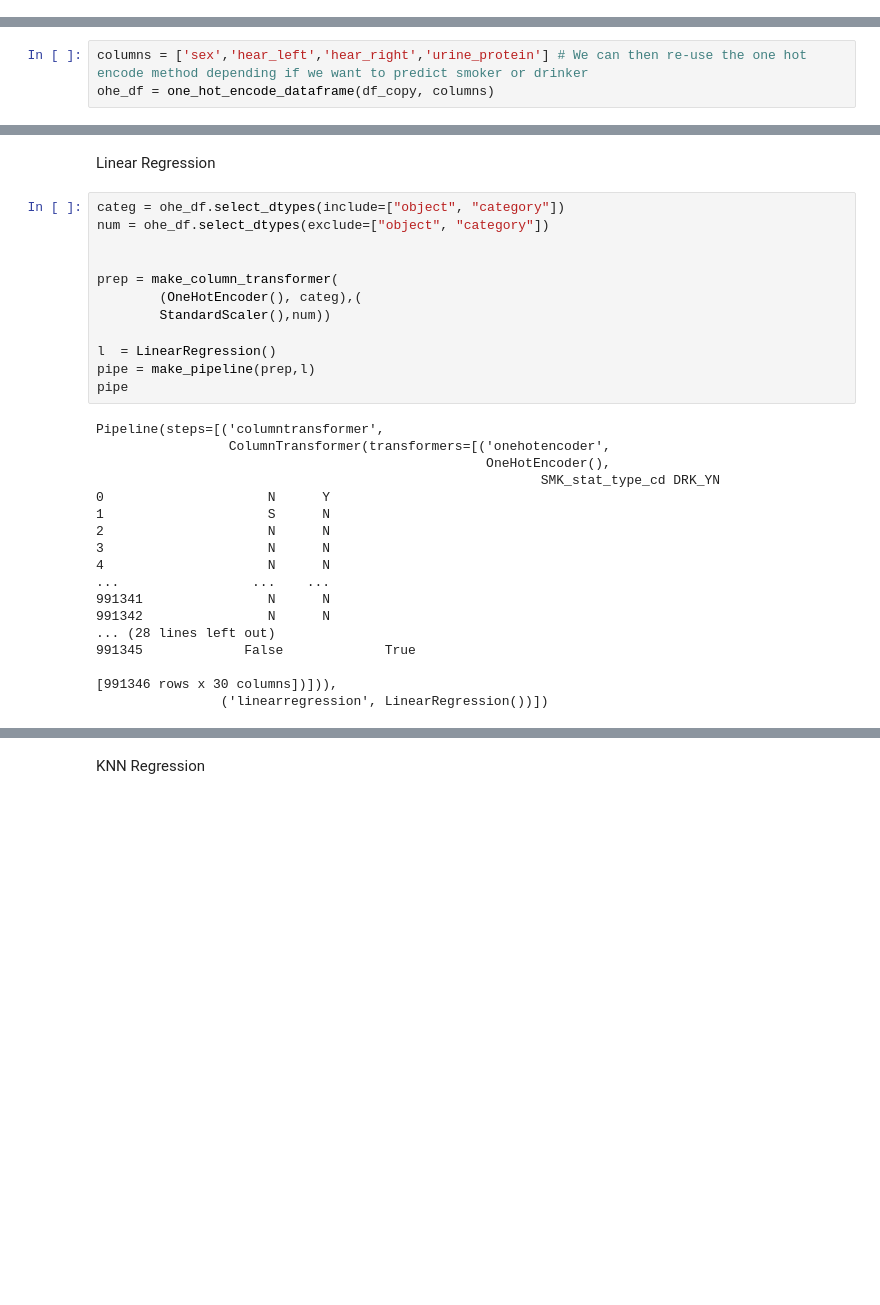
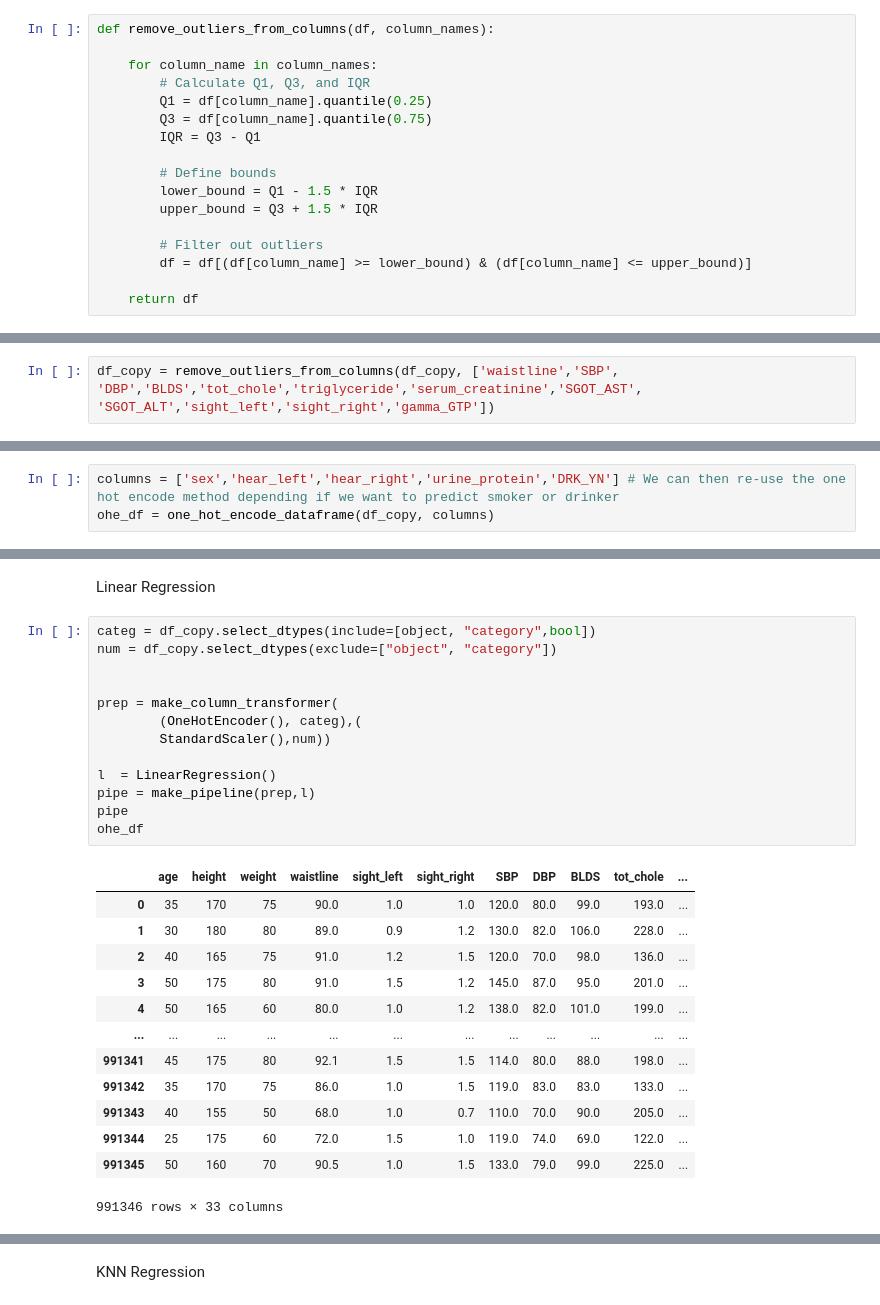
Before and after one commit to amajuoyieze/PEM-Group-Project, a Jupyter notebook: Group-Project.ipynb, the cells around one changed output, grey strips where cells are left out. Cells and saved outputs as stored; diff of their text form; blank space fills up the shorter version.

```diff
--- a/Group-Project.ipynb
+++ b/Group-Project.ipynb
@@ -24,0 +43,17 @@ df.to_csv('outpu.csv', index=False)
+# %%
+def remove_outliers_from_columns(df, column_names):
+
+    for column_name in column_names:
+        # Calculate Q1, Q3, and IQR
+        Q1 = df[column_name].quantile(0.25)
+        Q3 = df[column_name].quantile(0.75)
+        IQR = Q3 - Q1
+
+        # Define bounds
+        lower_bound = Q1 - 1.5 * IQR
+        upper_bound = Q3 + 1.5 * IQR
+
+        # Filter out outliers
+        df = df[(df[column_name] >= lower_bound) & (df[column_name] <= upper_bound)]
+
+    return df
@@ -24,0 +96,2 @@ df.to_csv('outpu.csv', index=False)
+# %%
+df_copy = remove_outliers_from_columns(df_copy, ['waistline','SBP', 'DBP','BLDS','tot_chole','triglyceride','serum_creatinine','SGOT_AST', 'SGOT_ALT','sight_left','sight_right','gamma_GTP'])
@@ -56,7 +145,7 @@ def one_hot_encode_dataframe(df,columns):
     ohe = pd.get_dummies(df_copy, columns=columns)
     return ohe
 # %%
-columns = ['sex','hear_left','hear_right','urine_protein'] # We can then re-use the one hot encode method depending if we want to predict smoker or drinker
+columns = ['sex','hear_left','hear_right','urine_protein','DRK_YN'] # We can then re-use the one hot encode method depending if we want to predict smoker or drinker
 ohe_df = one_hot_encode_dataframe(df_copy, columns)
 # %%
 ohe_df.head()
@@ -109,33 +198,30 @@ import seaborn
 # %% [markdown]
 Linear Regression
 # %%
-categ = ohe_df.select_dtypes(include=["object", "category"])
-num = ohe_df.select_dtypes(exclude=["object", "category"])
+categ = df_copy.select_dtypes(include=[object, "category",bool])
+num = df_copy.select_dtypes(exclude=["object", "category"])
 
 
 prep = make_column_transformer(
         (OneHotEncoder(), categ),(
         StandardScaler(),num))
 
 l  = LinearRegression()
 pipe = make_pipeline(prep,l)
 pipe
+ohe_df
 # %% [output]
+|  | age | height | weight | waistline | sight_left | sight_right | SBP | DBP | BLDS | tot_chole | ... |
+| 0 | 35 | 170 | 75 | 90.0 | 1.0 | 1.0 | 120.0 | 80.0 | 99.0 | 193.0 | ... |
+| 1 | 30 | 180 | 80 | 89.0 | 0.9 | 1.2 | 130.0 | 82.0 | 106.0 | 228.0 | ... |
+| 2 | 40 | 165 | 75 | 91.0 | 1.2 | 1.5 | 120.0 | 70.0 | 98.0 | 136.0 | ... |
+| 3 | 50 | 175 | 80 | 91.0 | 1.5 | 1.2 | 145.0 | 87.0 | 95.0 | 201.0 | ... |
+| 4 | 50 | 165 | 60 | 80.0 | 1.0 | 1.2 | 138.0 | 82.0 | 101.0 | 199.0 | ... |
+| ... | ... | ... | ... | ... | ... | ... | ... | ... | ... | ... | ... |
+| 991341 | 45 | 175 | 80 | 92.1 | 1.5 | 1.5 | 114.0 | 80.0 | 88.0 | 198.0 | ... |
+| 991342 | 35 | 170 | 75 | 86.0 | 1.0 | 1.5 | 119.0 | 83.0 | 83.0 | 133.0 | ... |
+| 991343 | 40 | 155 | 50 | 68.0 | 1.0 | 0.7 | 110.0 | 70.0 | 90.0 | 205.0 | ... |
+| 991344 | 25 | 175 | 60 | 72.0 | 1.5 | 1.0 | 119.0 | 74.0 | 69.0 | 122.0 | ... |
+| 991345 | 50 | 160 | 70 | 90.5 | 1.0 | 1.5 | 133.0 | 79.0 | 99.0 | 225.0 | ... |
-Pipeline(steps=[('columntransformer',
-                 ColumnTransformer(transformers=[('onehotencoder',
-                                                  OneHotEncoder(),
-                                                         SMK_stat_type_cd DRK_YN
-0                     N      Y
-1                     S      N
-2                     N      N
-3                     N      N
-4                     N      N
-...                 ...    ...
-991341                N      N
-991342                N      N
-... (28 lines left out)
-991345             False             True
-
-[991346 rows x 30 columns])])),
-                ('linearregression', LinearRegression())])
+991346 rows × 33 columns
 # %%
```
Also changed, not shown: parts of 18 cells of this notebook, 1 other file.
